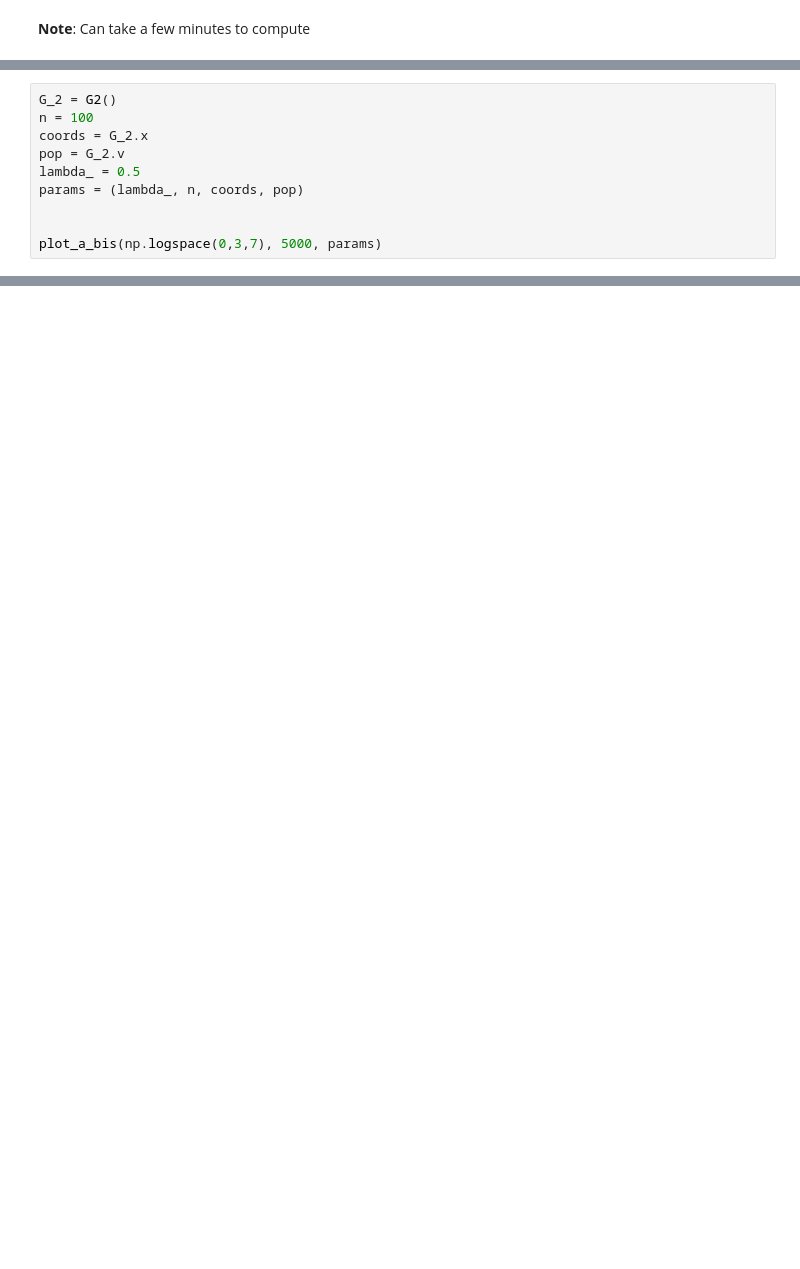
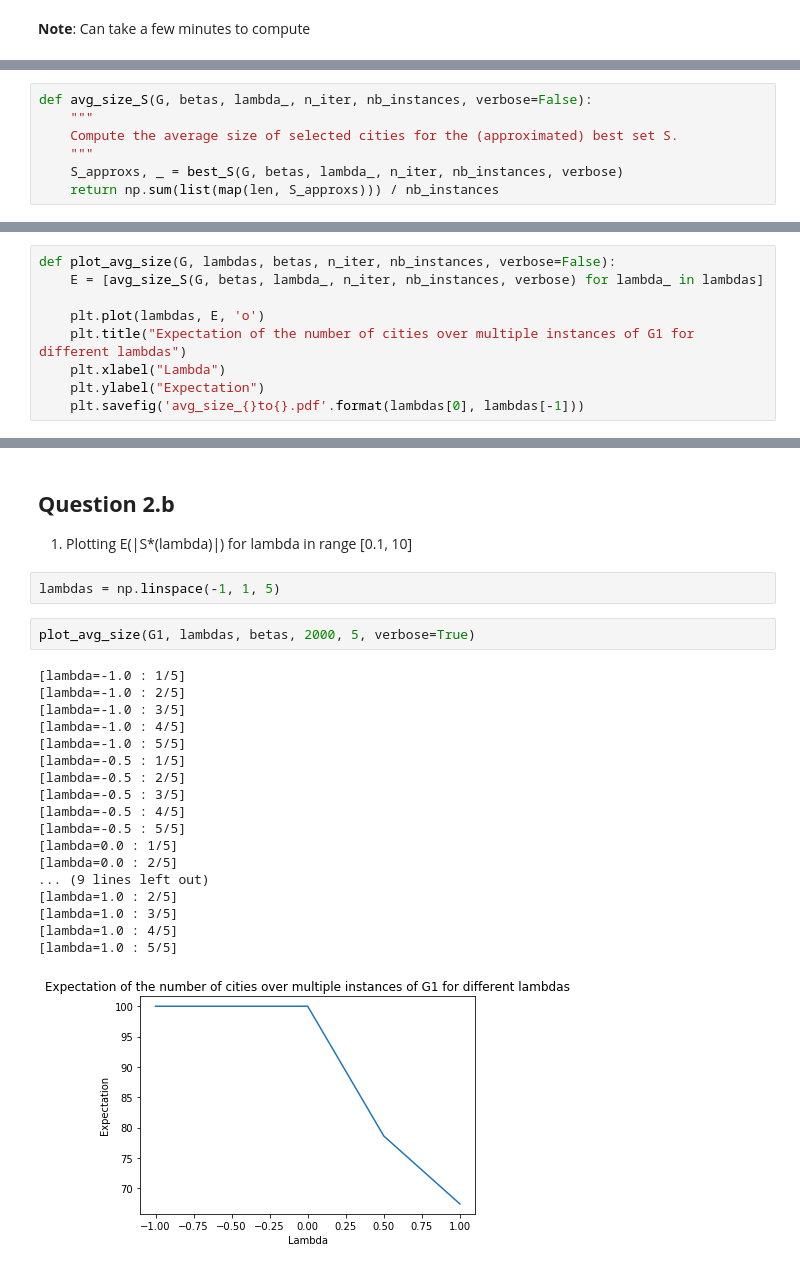
Before and after one commit to riccardocadei/Metropolis-Hastings-for-optimization, a Jupyter notebook: main.ipynb, the cells around one changed output, grey strips where cells are left out. Cells and saved outputs as stored; diff of their text form; blank space fills up the shorter version.

```diff
--- a/main.ipynb
+++ b/main.ipynb
@@ -757,10 +665,0 @@ plot_a(np.logspace(0,3,7), 2000, params)
-# %%
-G_2 = G2()
-n = 100
-coords = G_2.x
-pop = G_2.v
-lambda_ = 0.5
-params = (lambda_, n, coords, pop)
-
-
-plot_a_bis(np.logspace(0,3,7), 5000, params)
@@ -770,0 +697,7 @@ plot_b_bis(G1,np.logspace(0,3,7), 2000, 10)
+# %%
+def avg_size_S(G, betas, lambda_, n_iter, nb_instances, verbose=False):
+    """
+    Compute the average size of selected cities for the (approximated) best set S.
+    """
+    S_approxs, _ = best_S(G, betas, lambda_, n_iter, nb_instances, verbose)
+    return np.sum(list(map(len, S_approxs))) / nb_instances
@@ -770,0 +711,9 @@ plot_b_bis(G1,np.logspace(0,3,7), 2000, 10)
+# %%
+def plot_avg_size(G, lambdas, betas, n_iter, nb_instances, verbose=False):
+    E = [avg_size_S(G, betas, lambda_, n_iter, nb_instances, verbose) for lambda_ in lambdas]
+
+    plt.plot(lambdas, E, 'o')
+    plt.title("Expectation of the number of cities over multiple instances of G1 for different lambdas")
+    plt.xlabel("Lambda")
+    plt.ylabel("Expectation")
+    plt.savefig('avg_size_{}to{}.pdf'.format(lambdas[0], lambdas[-1]))
@@ -770,0 +729,27 @@ plot_b_bis(G1,np.logspace(0,3,7), 2000, 10)
+# %% [markdown]
+## **Question 2.b**
+
+1) Plotting E(|S*(lambda)|) for lambda in range [0.1, 10]
+# %%
+lambdas = np.linspace(-1, 1, 5)
+# %%
+plot_avg_size(G1, lambdas, betas, 2000, 5, verbose=True)
+# %% [output]
+[lambda=-1.0 : 1/5]
+[lambda=-1.0 : 2/5]
+[lambda=-1.0 : 3/5]
+[lambda=-1.0 : 4/5]
+[lambda=-1.0 : 5/5]
+[lambda=-0.5 : 1/5]
+[lambda=-0.5 : 2/5]
+[lambda=-0.5 : 3/5]
+[lambda=-0.5 : 4/5]
+[lambda=-0.5 : 5/5]
+[lambda=0.0 : 1/5]
+[lambda=0.0 : 2/5]
+... (9 lines left out)
+[lambda=1.0 : 2/5]
+[lambda=1.0 : 3/5]
+[lambda=1.0 : 4/5]
+[lambda=1.0 : 5/5]
+[figure, added]
```
Also changed, not shown: parts of 62 cells of this notebook.
